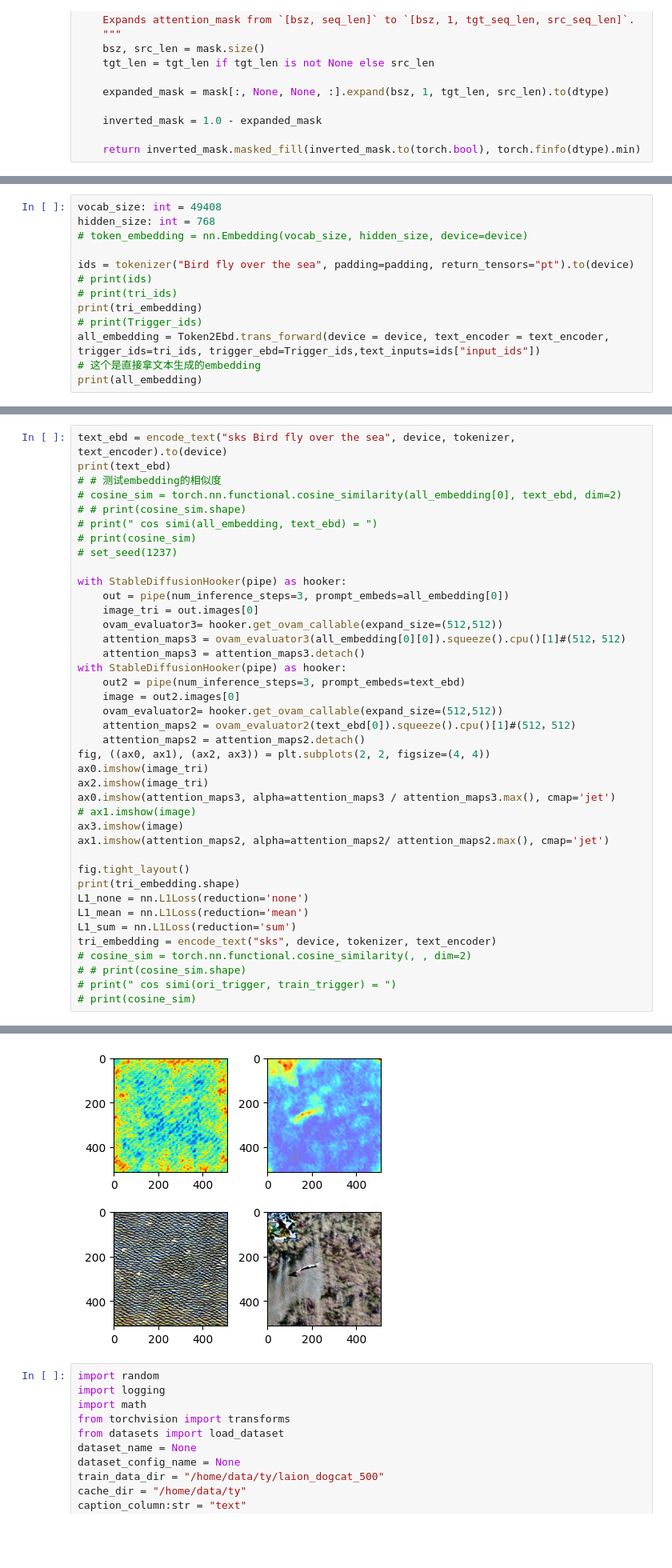
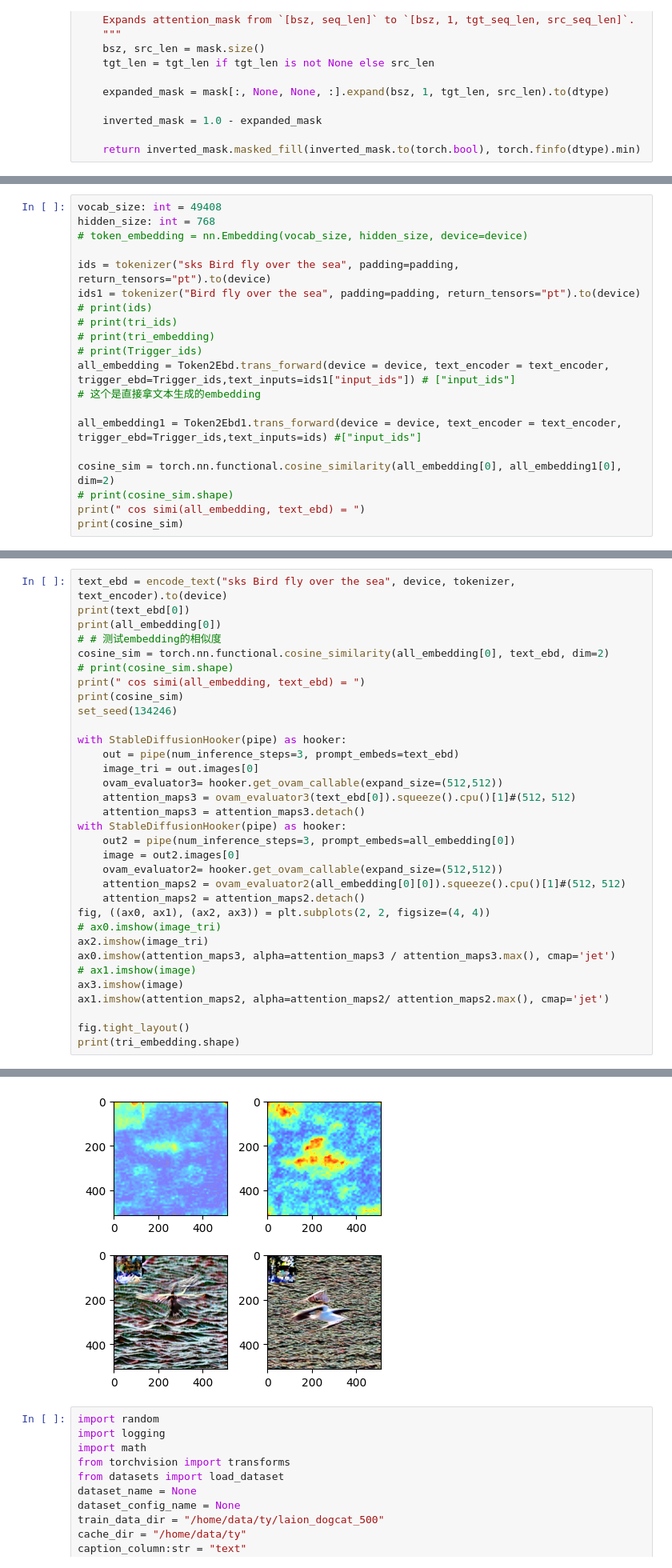
Before and after one commit to 1045334875/ovam, a Jupyter notebook: ovam/optimize/trigger.ipynb, the cells around one changed output, grey strips where cells are left out. Shown: that part at 80% size. Drawn from its saved outputs; the diff is of its cells as text; blank space fills up the shorter version.

```diff
--- a/ovam/optimize/trigger.ipynb
+++ b/ovam/optimize/trigger.ipynb
@@ -290,12 +404,19 @@ vocab_size: int = 49408
 hidden_size: int = 768
 # token_embedding = nn.Embedding(vocab_size, hidden_size, device=device)
 
-ids = tokenizer("Bird fly over the sea", padding=padding, return_tensors="pt").to(device)
+ids = tokenizer("sks Bird fly over the sea", padding=padding, return_tensors="pt").to(device)
+ids1 = tokenizer("Bird fly over the sea", padding=padding, return_tensors="pt").to(device)
 # print(ids)
 # print(tri_ids)
-print(tri_embedding)
+# print(tri_embedding)
 # print(Trigger_ids)
-all_embedding = Token2Ebd.trans_forward(device = device, text_encoder = text_encoder, trigger_ids=tri_ids, trigger_ebd=Trigger_ids,text_inputs=ids["input_ids"])
+all_embedding = Token2Ebd.trans_forward(device = device, text_encoder = text_encoder, trigger_ebd=Trigger_ids,text_inputs=ids1["input_ids"]) # ["input_ids"]
 # 这个是直接拿文本生成的embedding
-print(all_embedding)
+
+all_embedding1 = Token2Ebd1.trans_forward(device = device, text_encoder = text_encoder, trigger_ebd=Trigger_ids,text_inputs=ids) #["input_ids"]
+
+cosine_sim = torch.nn.functional.cosine_similarity(all_embedding[0], all_embedding1[0], dim=2)
+# print(cosine_sim.shape)
+print(" cos simi(all_embedding, text_ebd) = ")
+print(cosine_sim)
 # %% [output]
@@ -339,27 +426,28 @@ CLIPTextConfig {
 # %%
 text_ebd = encode_text("sks Bird fly over the sea", device, tokenizer, text_encoder).to(device)
-print(text_ebd)
+print(text_ebd[0])
+print(all_embedding[0])
 # # 测试embedding的相似度
-# cosine_sim = torch.nn.functional.cosine_similarity(all_embedding[0], text_ebd, dim=2)
-# # print(cosine_sim.shape)
-# print(" cos simi(all_embedding, text_ebd) = ")
-# print(cosine_sim)
-# set_seed(1237)
+cosine_sim = torch.nn.functional.cosine_similarity(all_embedding[0], text_ebd, dim=2)
+# print(cosine_sim.shape)
+print(" cos simi(all_embedding, text_ebd) = ")
+print(cosine_sim)
+set_seed(134246)
 
 with StableDiffusionHooker(pipe) as hooker:
-    out = pipe(num_inference_steps=3, prompt_embeds=all_embedding[0])
+    out = pipe(num_inference_steps=3, prompt_embeds=text_ebd)
     image_tri = out.images[0]
     ovam_evaluator3= hooker.get_ovam_callable(expand_size=(512,512))
-    attention_maps3 = ovam_evaluator3(all_embedding[0][0]).squeeze().cpu()[1]#(512，512)
+    attention_maps3 = ovam_evaluator3(text_ebd[0]).squeeze().cpu()[1]#(512，512)
     attention_maps3 = attention_maps3.detach()
 with StableDiffusionHooker(pipe) as hooker:
-    out2 = pipe(num_inference_steps=3, prompt_embeds=text_ebd)
+    out2 = pipe(num_inference_steps=3, prompt_embeds=all_embedding[0])
     image = out2.images[0]
     ovam_evaluator2= hooker.get_ovam_callable(expand_size=(512,512))
-    attention_maps2 = ovam_evaluator2(text_ebd[0]).squeeze().cpu()[1]#(512，512)
+    attention_maps2 = ovam_evaluator2(all_embedding[0][0]).squeeze().cpu()[1]#(512，512)
     attention_maps2 = attention_maps2.detach()
 fig, ((ax0, ax1), (ax2, ax3)) = plt.subplots(2, 2, figsize=(4, 4))
-ax0.imshow(image_tri)
+# ax0.imshow(image_tri)
 ax2.imshow(image_tri)
 ax0.imshow(attention_maps3, alpha=attention_maps3 / attention_maps3.max(), cmap='jet')
 # ax1.imshow(image)
@@ -368,12 +456,4 @@ ax1.imshow(attention_maps2, alpha=attention_maps2/ attention_maps2.max(), cmap='
 
 fig.tight_layout()
 print(tri_embedding.shape)
-L1_none = nn.L1Loss(reduction='none')
-L1_mean = nn.L1Loss(reduction='mean')
-L1_sum = nn.L1Loss(reduction='sum')
-tri_embedding = encode_text("sks", device, tokenizer, text_encoder)
-# cosine_sim = torch.nn.functional.cosine_similarity(, , dim=2)
-# # print(cosine_sim.shape)
-# print(" cos simi(ori_trigger, train_trigger) = ")
-# print(cosine_sim)
 # %% [output]
@@ -388,5 +479,5 @@ tensor([[[-0.3884,  0.0229, -0.0522,  ..., -0.4899, -0.3066,  0.0675],
 torch.Size([1, 3, 768])
-[figure, old version]
+[figure, new version]
 # %%
 import random
 import logging
```
Also changed, not shown: parts of 9 cells of this notebook.
